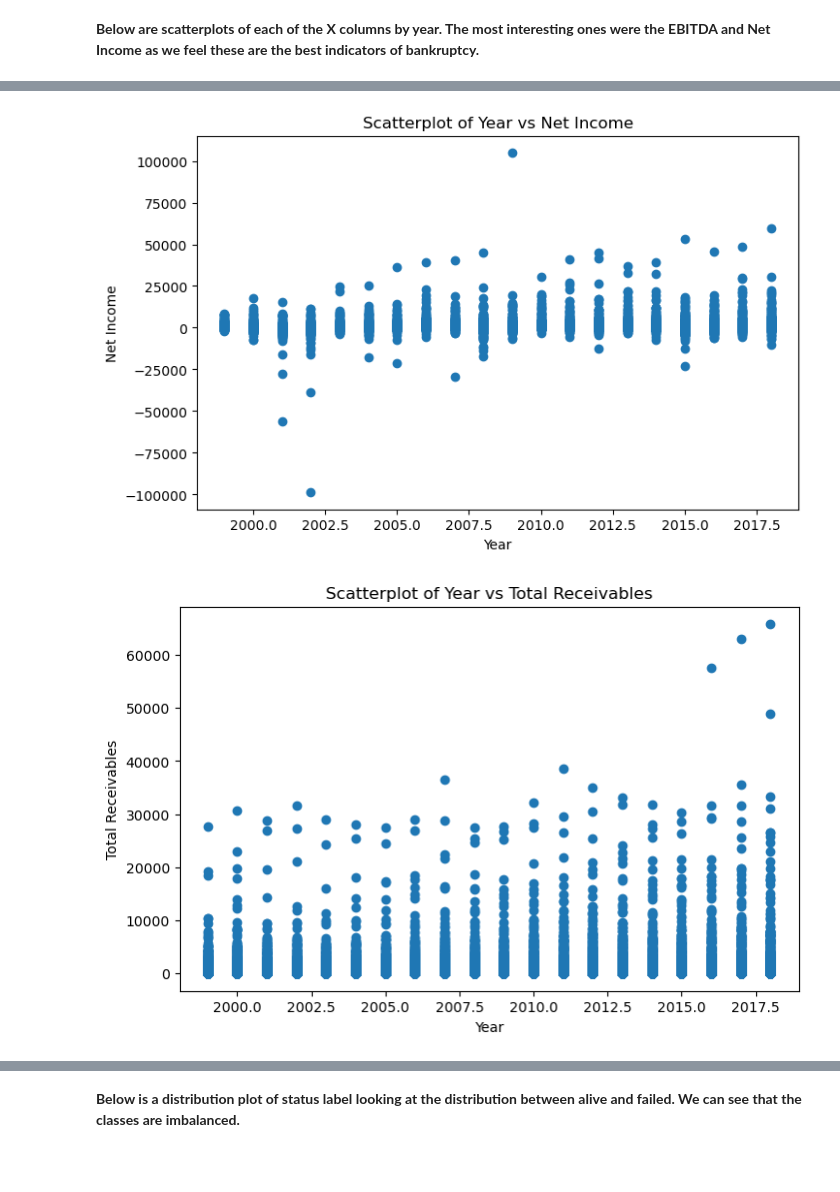
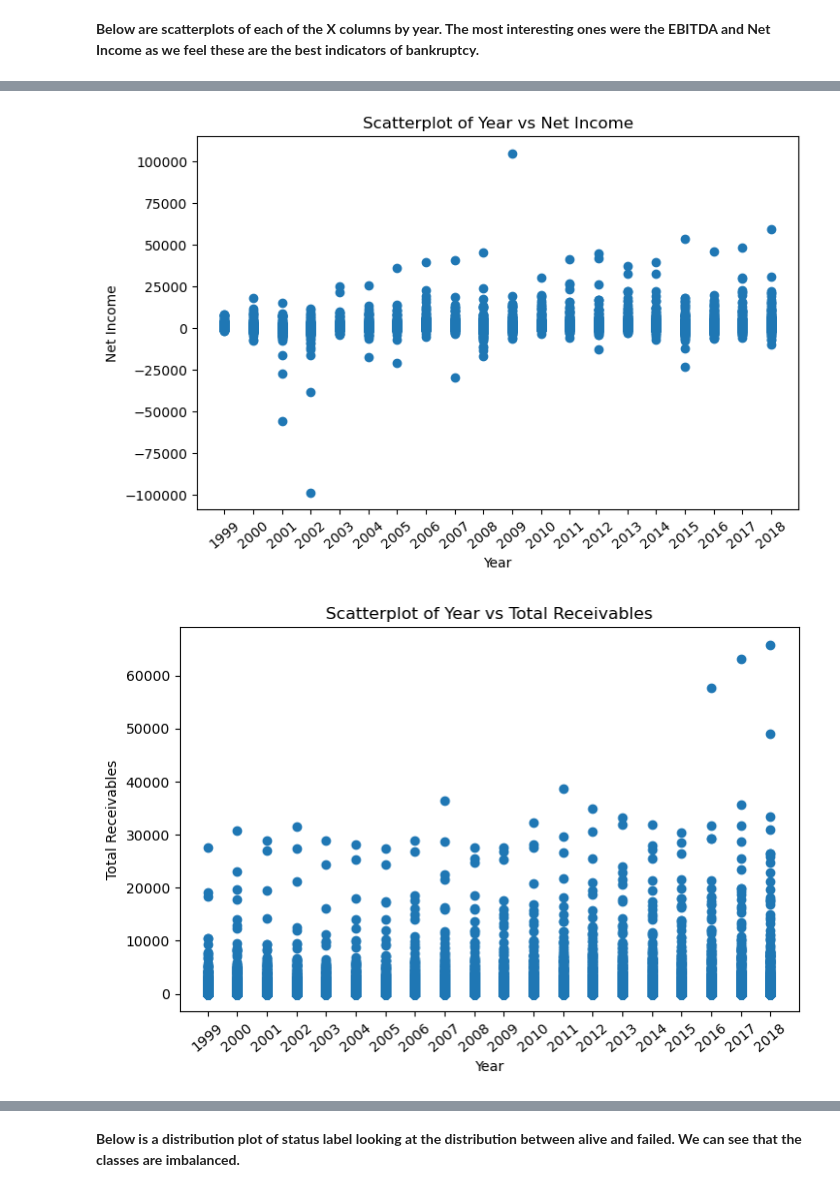
Before and after one commit to patelbb14/Project-5---Predicting-US-Company-Bankruptcy, a Jupyter notebook: 01_Data_Cleaning_and_EDA_vBinita.ipynb, the cells around one changed output, grey strips where cells are left out. Drawn from its saved outputs; the diff is of its cells as text; code cells hidden in the pictures; blank space fills up the shorter version.

```diff
--- a/01_Data_Cleaning_and_EDA_vBinita.ipynb
+++ b/01_Data_Cleaning_and_EDA_vBinita.ipynb
@@ -183,19 +188,21 @@ plt.ylabel('Inventory');
 # %%
 plt.figure(figsize=(8,5))
 plt.scatter(bank['year'], bank['X6'])
 plt.title('Scatterplot of Year vs Net Income')
 plt.xlabel('Year')
-plt.ylabel('Net Income');
+plt.ylabel('Net Income')
+plt.xticks(range(1999,2019), rotation = 40);
 # %% [output]
-[figure, old version]
+[figure, new version]
 # %%
 plt.figure(figsize=(8,5))
 plt.scatter(bank['year'], bank['X7'])
 plt.title('Scatterplot of Year vs Total Receivables')
 plt.xlabel('Year')
-plt.ylabel('Total Receivables');
+plt.ylabel('Total Receivables')
+plt.xticks(range(1999,2019), rotation = 40);
 # %% [output]
-[figure, old version]
+[figure, new version]
 # %%
 plt.figure(figsize=(8,5))
 plt.scatter(bank['year'], bank['X8'])
```
Also changed, not shown: parts of 16 cells of this notebook.
